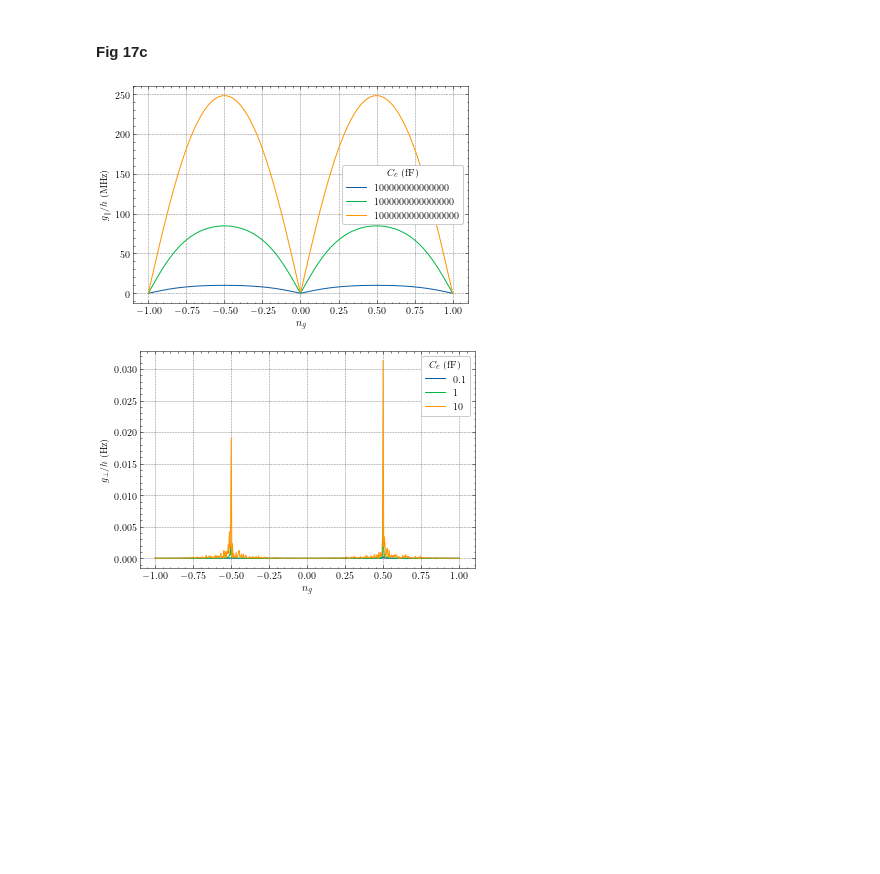
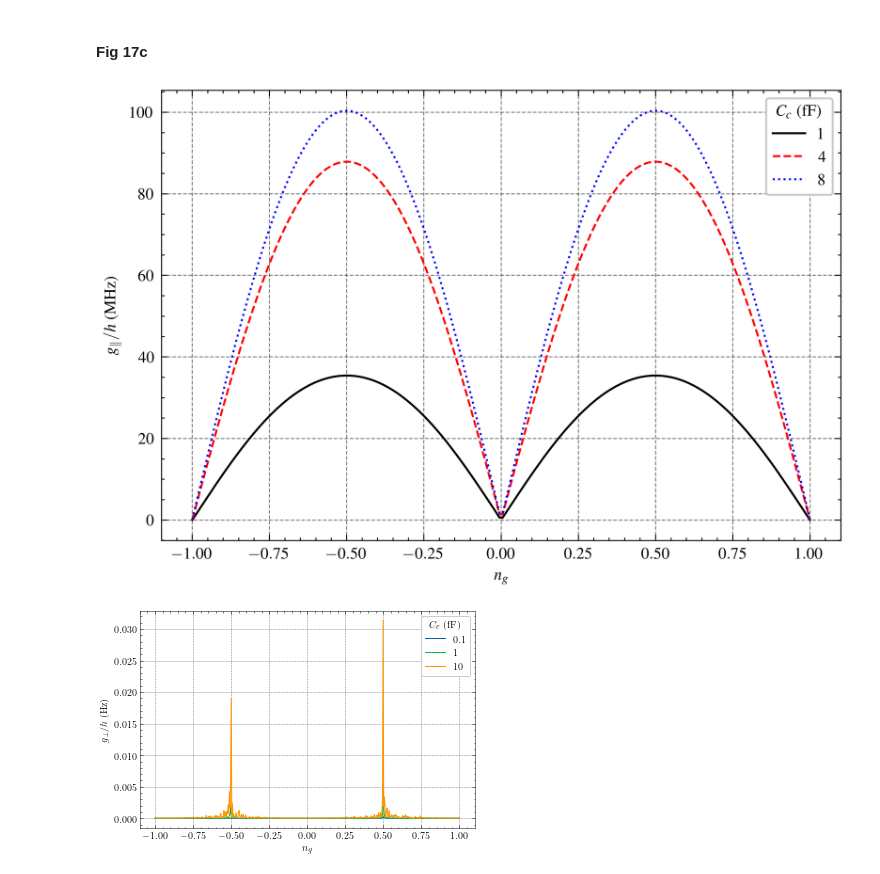
Before and after one commit to Dan5762/Transmon-Project, a Jupyter notebook: circuit_models/resonator_coupling.ipynb, the cells around one changed output. Drawn from its saved outputs; the diff is of its cells as text; code cells hidden in the pictures; blank space fills up the shorter version.

```diff
--- a/circuit_models/resonator_coupling.ipynb
+++ b/circuit_models/resonator_coupling.ipynb
@@ -181,7 +182,7 @@ plt.show()
 # %%
 pparam = dict(xlabel='$n_g$', ylabel='$\Delta_p / h$ (GHz)')
 
-with plt.style.context(['science', 'grid']):
+with plt.style.context(['ieee', 'grid']):
     fig, ax = plt.subplots(figsize=(6,4))
     for alpha in fig_17a_results_q.keys():
         ax.plot(fig_17a_ngs_q, fig_17a_results_q[alpha], label=round(alpha,2))
@@ -219,9 +220,10 @@ plt.show()
 #### Fig 17b
 # %%
 fig_17b_ngs_q = np.linspace(-1, 1, 200)
-fig_17b_Ccs_q = np.linspace(0, 10e-15, 12)
+# fig_17b_Ccs_q = np.linspace(0, 10e-15, 12)
+fig_17b_Ccs_q = [0e-15, 5e-15, 10e-15]
 
-system = RCCircuit(ncut=5, alpha=0.4)
+system = RCCircuit(ncut=5)
 
 fig_17b_results_q = {}
 
@@ -253,10 +255,10 @@ plt.show()
 # %%
 pparam = dict(xlabel='$n_g$', ylabel='$\Delta_p / h$ (GHz)')
 
-with plt.style.context(['science', 'grid']):
+with plt.style.context(['ieee', 'grid']):
     fig, ax = plt.subplots(figsize=(6,4))
     for Cc in fig_17b_results_q.keys():
-        ax.plot(fig_17b_ngs_q, fig_17b_results_q[Cc], label=round(Cc * 1e15,2))
+        ax.plot(fig_17b_ngs_q, fig_17b_results_q[Cc], label=int(Cc * 1e15))
     ax.legend(title='$C_c$ (fF)')
     ax.set(**pparam)
     ax.xaxis.label.set_size(16)
@@ -287,11 +289,11 @@ plt.show()
 # %% [markdown]
 #### Fig 17c
 # %%
-fig_17c_ngs_q = np.linspace(-1, 1, 500)
-fig_17c_Ccs_q = [val * 1e-15 for val in range(1,9)]
-fig_17c_Ccs_q = [0.1, 1, 10]
+fig_17c_ngs_q = np.linspace(-1, 1, 200)
+# fig_17c_Ccs_q = [val * 1e-15 for val in range(1,9)]
+fig_17c_Ccs_q = [1e-15, 4e-15, 8e-15]
 
-system = RCCircuit(ncut=5, alpha=0.4)
+system = RCCircuit(ncut=5)
 
 fig_17c_g_parr_results = {}
 fig_17c_g_perp_results = {}
@@ -299,7 +301,7 @@ fig_17c_g_perp_results = {}
 for Cc in fig_17c_Ccs_q:
     fig_17c_g_parr_results[Cc] = []
     fig_17c_g_perp_results[Cc] = []
-    system.Cc = Cc * 1e-15
+    system.Cc = Cc
     for ng in tqdm(fig_17c_ngs_q):
         system.ng = ng
 
@@ -318,16 +320,16 @@ for Cc in fig_17c_Ccs_q:
 # %%
 pparam = dict(xlabel='$n_g$', ylabel='$g_\parallel / h$ (MHz)')
 
-with plt.style.context(['science', 'grid']):
+with plt.style.context(['ieee', 'grid']):
     fig, ax = plt.subplots(figsize=(6,4))
     for Cc in fig_17c_g_parr_results.keys():
         ax.plot(fig_17c_ngs_q, fig_17c_g_parr_results[Cc], label=round(Cc * 1e15))
     ax.legend(title='$C_c$ (fF)')
     ax.set(**pparam)
     fig.savefig('../figures/Resonator Coupling/g_parr_wrt_ng_qubit.png', dpi=300)
     plt.show()
 # %% [output]
-[figure, old version]
+[figure, new version]
 # %%
 pparam = dict(xlabel='$n_g$', ylabel='$g_\perp / h$ (Hz)')
 
```
Also changed, not shown: parts of 17 cells of this notebook, 17 other files.
